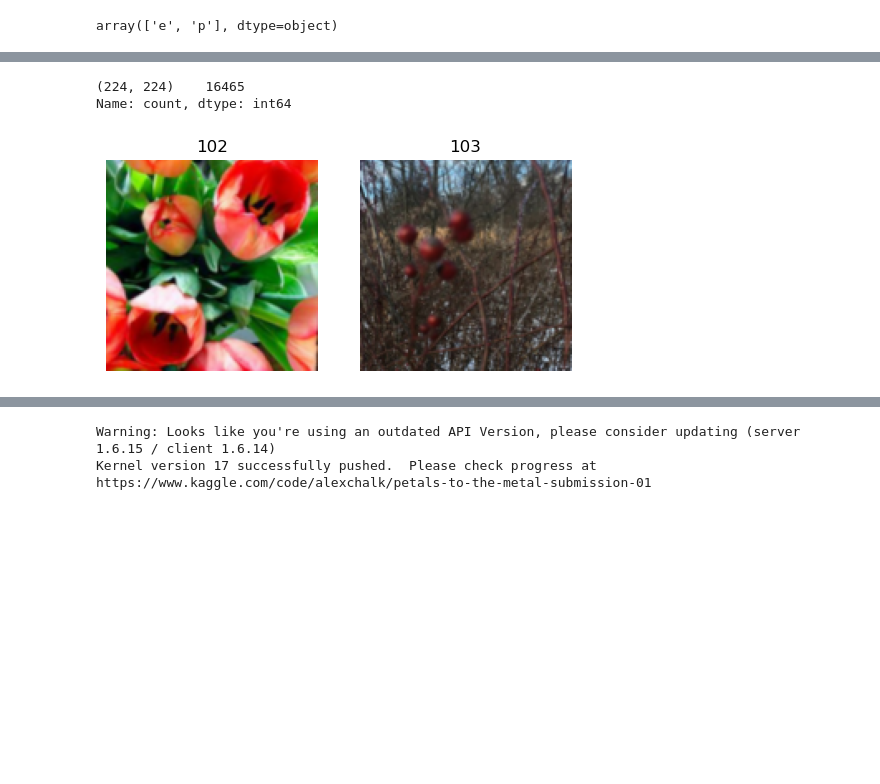
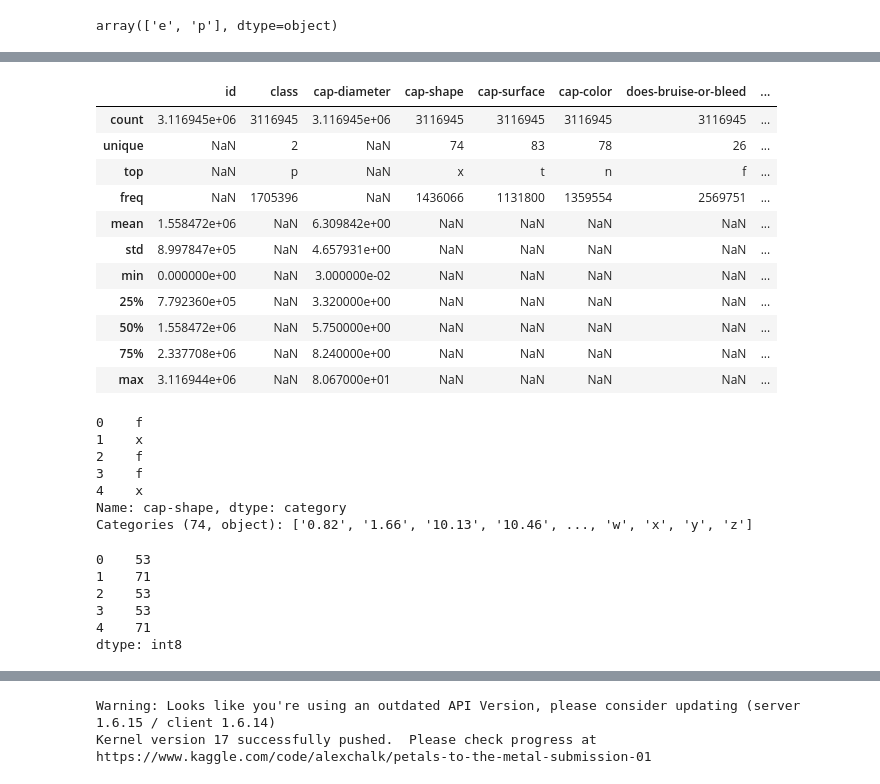
Before and after one commit to AlexChalk/ml_env, a Jupyter notebook: poisonous_mushrooms/01.ipynb, the cells around one changed output, grey strips where cells are left out. Cells and saved outputs as stored; diff of their text form; code cells hidden in the pictures; blank space fills up the shorter version.

```diff
--- a/poisonous_mushrooms/01.ipynb
+++ b/poisonous_mushrooms/01.ipynb
@@ -182,27 +192,47 @@ img.to_thumb(128)
+# %%
+df.describe(include='all')
+# %% [output]
+|  | id | class | cap-diameter | cap-shape | cap-surface | cap-color | does-bruise-or-bleed | ... |
+| count | 3.116945e+06 | 3116945 | 3.116945e+06 | 3116945 | 3116945 | 3116945 | 3116945 | ... |
+| unique | NaN | 2 | NaN | 74 | 83 | 78 | 26 | ... |
+| top | NaN | p | NaN | x | t | n | f | ... |
+| freq | NaN | 1705396 | NaN | 1436066 | 1131800 | 1359554 | 2569751 | ... |
+| mean | 1.558472e+06 | NaN | 6.309842e+00 | NaN | NaN | NaN | NaN | ... |
+| std | 8.997847e+05 | NaN | 4.657931e+00 | NaN | NaN | NaN | NaN | ... |
+| min | 0.000000e+00 | NaN | 3.000000e-02 | NaN | NaN | NaN | NaN | ... |
+| 25% | 7.792360e+05 | NaN | 3.320000e+00 | NaN | NaN | NaN | NaN | ... |
+| 50% | 1.558472e+06 | NaN | 5.750000e+00 | NaN | NaN | NaN | NaN | ... |
+| 75% | 2.337708e+06 | NaN | 8.240000e+00 | NaN | NaN | NaN | NaN | ... |
+| max | 3.116944e+06 | NaN | 8.067000e+01 | NaN | NaN | NaN | NaN | ... |
 # %%
-from fastcore.parallel import *
-
-def f(o): return PILImage.create(o[1]).size
-sizes = parallel(f, data, n_workers=8)
-pd.Series(sizes).value_counts()
+df['cap-shape'].head()
 # %% [output]
-(224, 224)    16465
-Name: count, dtype: int64
+0    f
+1    x
+2    f
+3    f
+4    x
+Name: cap-shape, dtype: category
+Categories (74, object): ['0.82', '1.66', '10.13', '10.46', ..., 'w', 'x', 'y', 'z']
+# %%
+df['cap-shape'].cat.codes.head()
+# %% [output]
+0    53
+1    71
+2    53
+3    53
+4    71
+dtype: int8
 # %%
-def get_items(data, *args, **kwargs): return data
+from sklearn.model_selection import train_test_split
 
-get_x = lambda entry: PILImage.create(io.BytesIO(entry[1]))
-get_y = lambda entry: entry[0]
+trn_df,val_df = train_test_split(df, test_size=0.25)
+trn_df[cats] = trn_df[cats].apply(lambda x: x.cat.codes)
+val_df[cats] = val_df[cats].apply(lambda x: x.cat.codes)
 
-block = DataBlock(blocks=(ImageBlock, CategoryBlock),
-                  get_items=get_items,
-                  get_x=get_x,
-                  get_y=get_y,
-                  splitter=IndexSplitter(range(12753, len(data))),
-                  item_tfms=[Resize(192, method='squish')],
-                  batch_tfms=[*aug_transforms(size=128, min_scale=0.75)])
+def xs_y(df):
+    xs = df[cats+conts].copy()
+    return xs,df[dep] if dep in df else None
 
-dls = block.dataloaders(data, bs=2)
-dls.show_batch(max_n=6)
+trn_xs,trn_y = xs_y(trn_df)
+val_xs,val_y = xs_y(val_df)
-# %% [output]
-[figure, removed]
```
Also changed, not shown: parts of 30 cells of this notebook, 1 other file.
